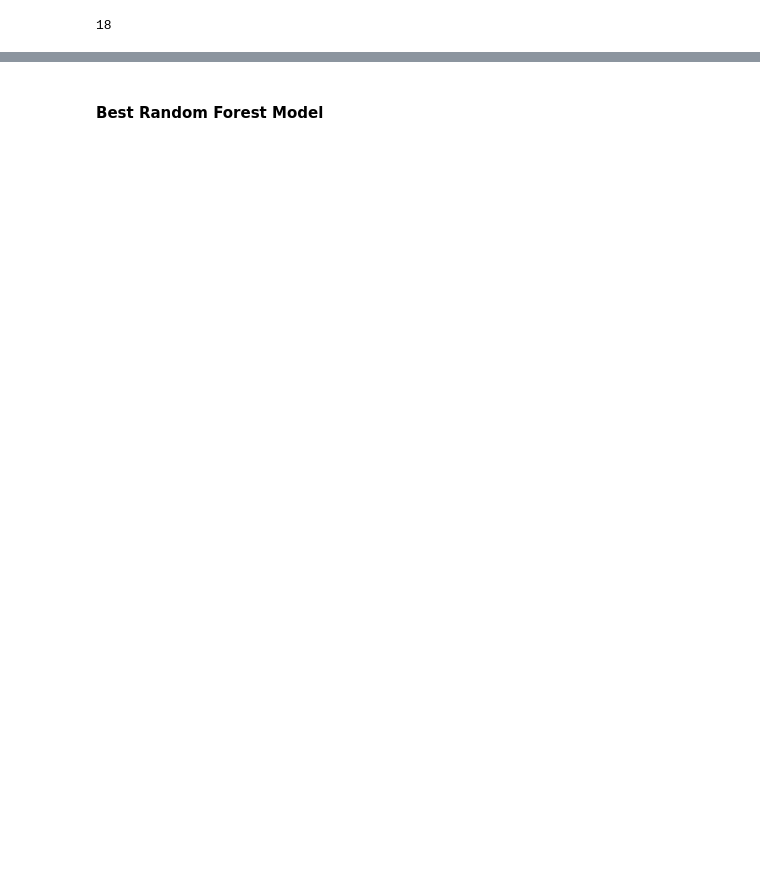
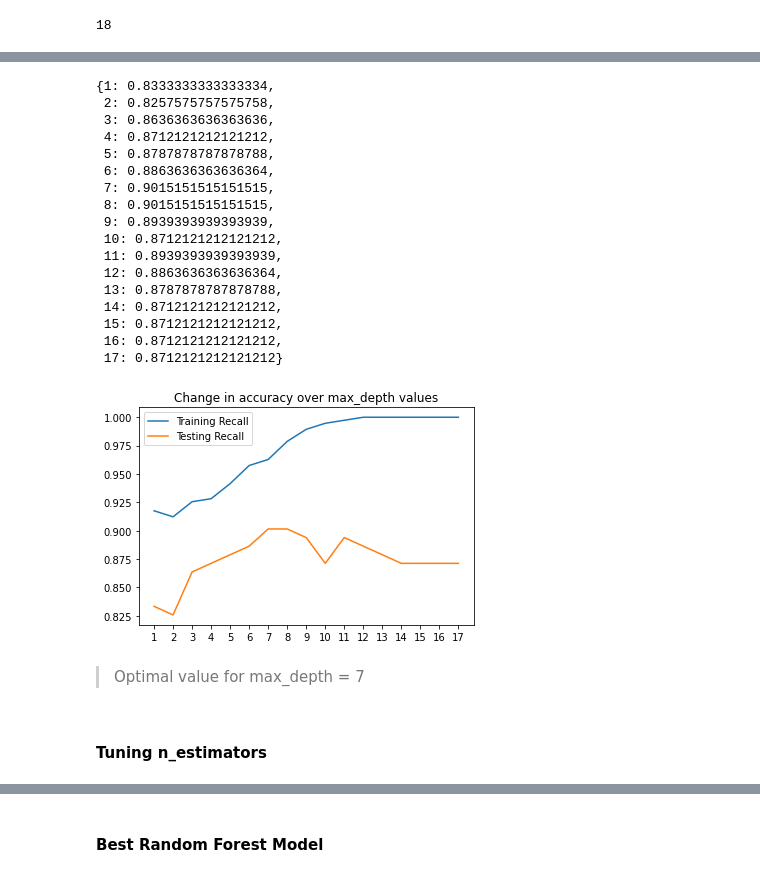
Before and after one commit to dcreeder89/Dojo-Project-2, a Jupyter notebook: Reeder__Heart_Failure_Prediction_Data_Analysis.ipynb, the cells around one changed output, grey strips where cells are left out. Saved outputs shown, nothing was run; the diff lists cells and outputs as text; code cells hidden in the pictures; blank space fills up the shorter version.

```diff
--- a/Reeder__Heart_Failure_Prediction_Data_Analysis.ipynb
+++ b/Reeder__Heart_Failure_Prediction_Data_Analysis.ipynb
@@ -1171 +1174,34 @@ rf_grid_search.best_params_
+# %%
+# plot change in recall as we change the value of depth
+fig, ax = plt.subplots(1,1)
+ax.plot(depths, train_recall, label = 'Training Recall')
+ax.plot(depths, test_recall, label = 'Testing Recall')
+ax.set_xticks(depths)
+ax.set_title('Change in accuracy over max_depth values')
+ax.legend()
+# print dictionary of values of depth and scores for test set
+{d:recall for d, recall in zip(depths, test_recall)}
+# %% [output]
+{1: 0.8333333333333334,
+ 2: 0.8257575757575758,
+ 3: 0.8636363636363636,
+ 4: 0.8712121212121212,
+ 5: 0.8787878787878788,
+ 6: 0.8863636363636364,
+ 7: 0.9015151515151515,
+ 8: 0.9015151515151515,
+ 9: 0.8939393939393939,
+ 10: 0.8712121212121212,
+ 11: 0.8939393939393939,
+ 12: 0.8863636363636364,
+ 13: 0.8787878787878788,
+ 14: 0.8712121212121212,
+ 15: 0.8712121212121212,
+ 16: 0.8712121212121212,
+ 17: 0.8712121212121212}
+[figure, added]
+# %% [markdown]
+> Optimal value for max_depth = 7
+# %% [markdown]
+#### Tuning n_estimators
 # %%
```
Also changed, not shown: parts of 24 cells of this notebook.
